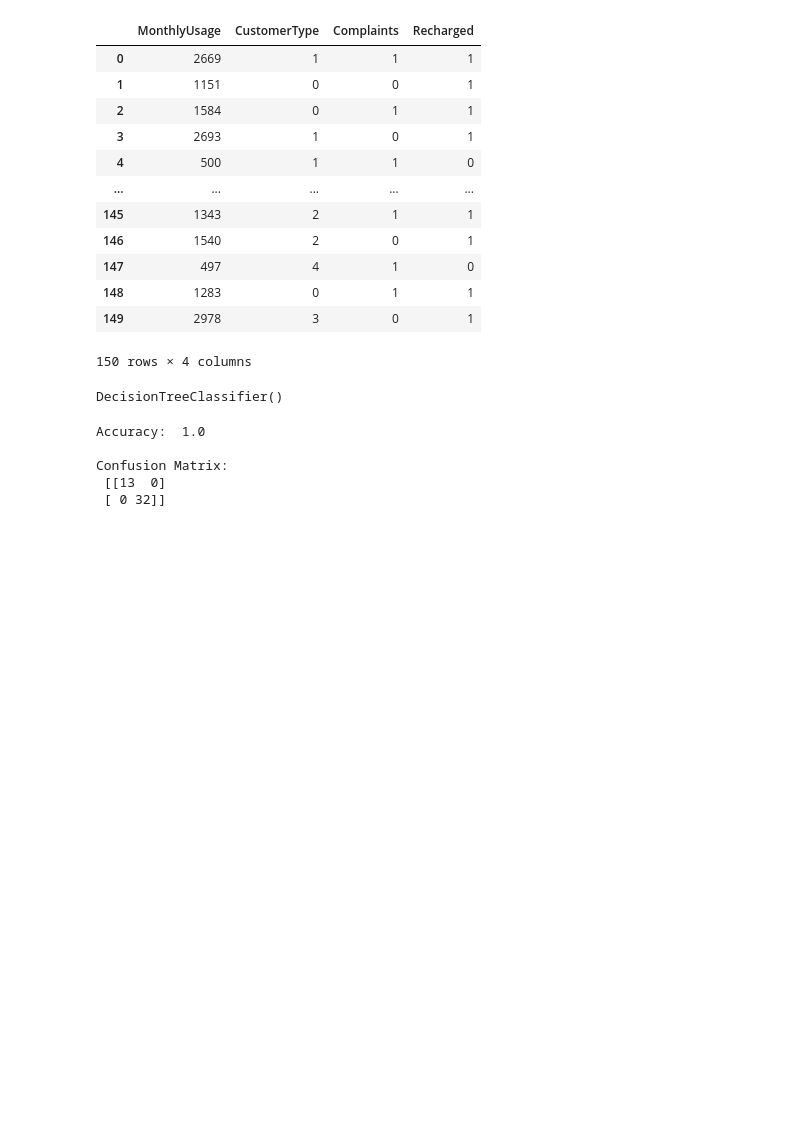
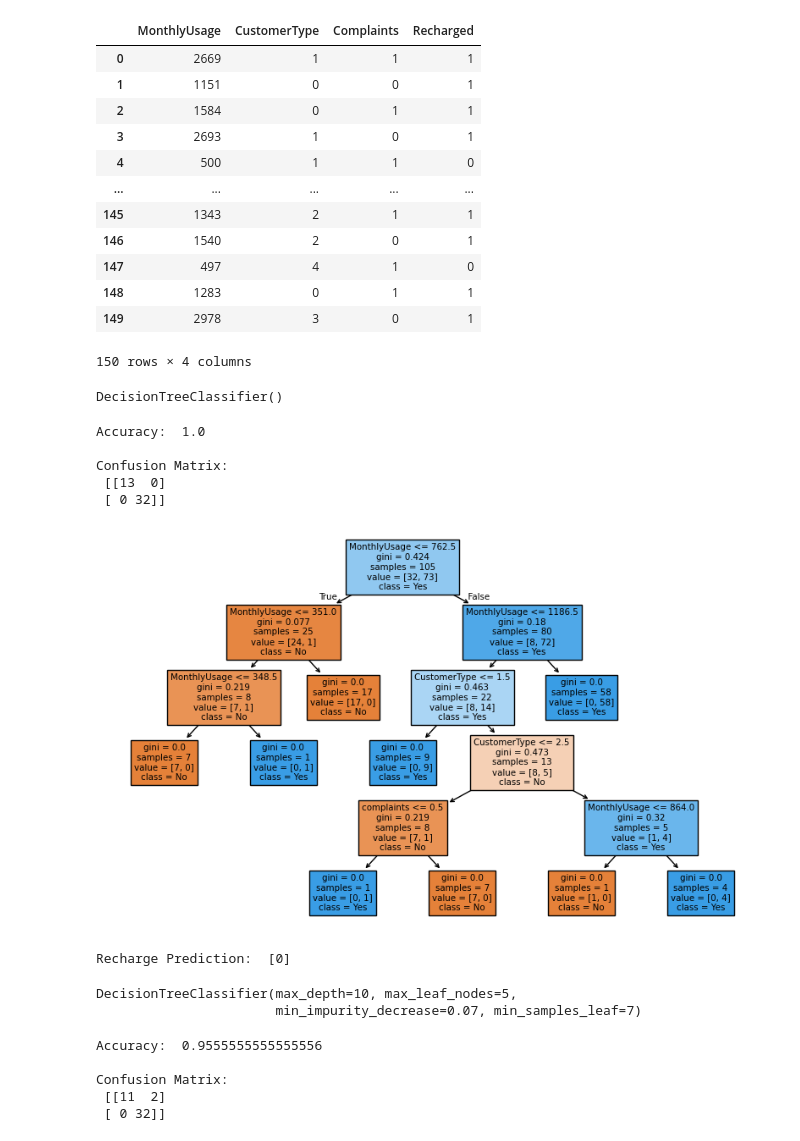
Before and after one commit to OV2294/ML_Practicals, a Jupyter notebook: Chapters/pr_2-2-26.ipynb, the cells around one changed output. Drawn from its saved outputs; the diff is of its cells as text; code cells hidden in the pictures; blank space fills up the shorter version.

```diff
--- a/Chapters/pr_2-2-26.ipynb
+++ b/Chapters/pr_2-2-26.ipynb
@@ -219,5 +219,40 @@ Confusion Matrix:
 # %%
 from sklearn.tree import plot_tree
 import matplotlib.pyplot as plt
 
 plt.figure(figsize=(10,6))
+plot_tree(model, feature_names=['MonthlyUsage','CustomerType','complaints'],class_names=['No','Yes'], filled=True)
+plt.show()
+# %% [output]
+[figure, added]
+# %%
+# new_data = [[250, 1, 0]]
+# print('Recharge Prediction: ', model.predict(new_data))
+new_data = [[1000, 2, 3]]
+print('Recharge Prediction: ', model.predict(new_data))
+# %% [output]
+Recharge Prediction:  [0]
+# %%
+from sklearn.tree import DecisionTreeClassifier
+model_1 = DecisionTreeClassifier(
+    criterion='gini',
+    max_depth=10,
+    min_samples_leaf=7,
+    max_leaf_nodes=5,
+    min_impurity_decrease=0.07
+)
+model_1.fit(X_train, y_train)
+# %% [output]
+DecisionTreeClassifier(max_depth=10, max_leaf_nodes=5,
+                       min_impurity_decrease=0.07, min_samples_leaf=7)
+# %%
+y_pred = model_1.predict(X_test)
+from sklearn.metrics import accuracy_score, confusion_matrix
+print('\nAccuracy: ',accuracy_score(y_test,y_pred))
+print('\nConfusion Matrix: \n',confusion_matrix(y_test,y_pred))
+# %% [output]
+Accuracy:  0.9555555555555556
+
+Confusion Matrix:
+ [[11  2]
+ [ 0 32]]
```
Also changed, not shown: parts of 1 cell of this notebook.
